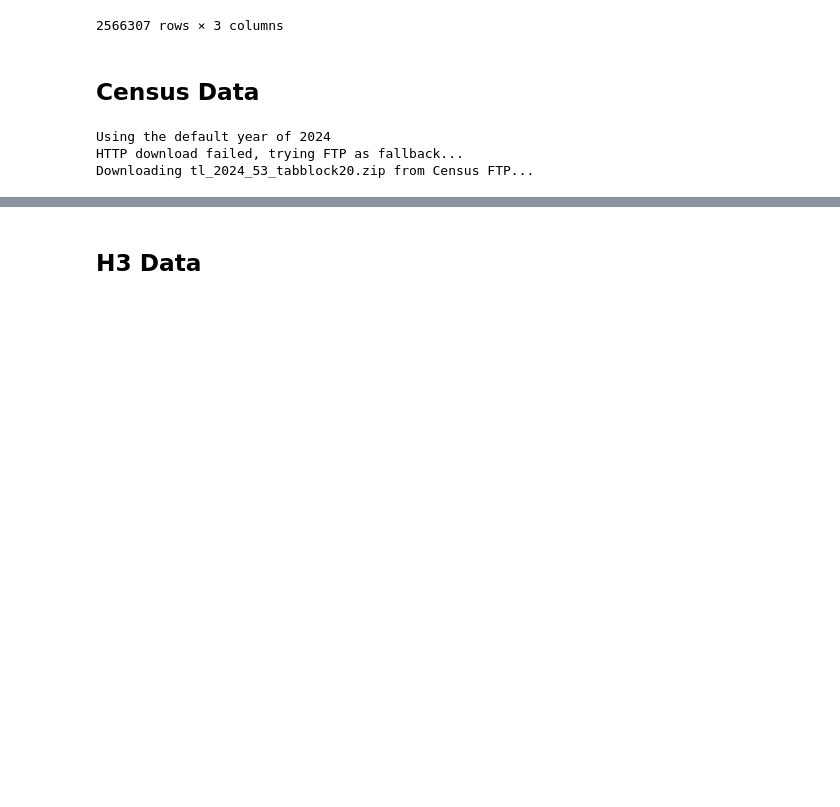
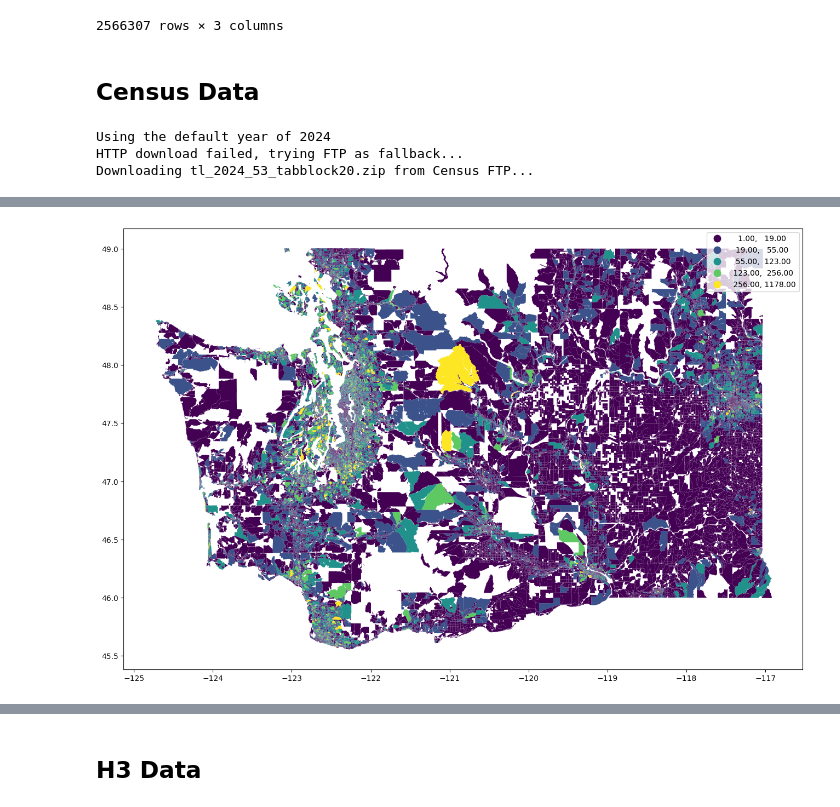
Before and after one commit to npappin-wsu/BroadbandDataQuickstart, a Jupyter notebook: Broadband_Data_Quickstart_Hour_1.ipynb, the cells around one changed output, grey strips where cells are left out. Saved outputs shown, nothing was run; the diff lists cells and outputs as text; code cells hidden in the pictures; blank space fills up the shorter version.

```diff
--- a/Broadband_Data_Quickstart_Hour_1.ipynb
+++ b/Broadband_Data_Quickstart_Hour_1.ipynb
@@ -151,0 +176,2 @@ Downloading tl_2024_53_tabblock20.zip from Census FTP...
+# %%
+blockLocations = locationLookup.block_geoid.value_counts().reset_index()
@@ -151,0 +194,2 @@ Downloading tl_2024_53_tabblock20.zip from Census FTP...
+# %%
+blockLocations = blockLocations.merge(washington, how='left', left_on='block_geoid', right_on='GEOID20')
@@ -151,0 +212,8 @@ Downloading tl_2024_53_tabblock20.zip from Census FTP...
+# %%
+blockLocations = gpd.GeoDataFrame(blockLocations)
+# %%
+fig, ax2 = plt.subplots(figsize=(16, 16))
+blockLocations.plot(ax = ax2, column='count', scheme='FisherJenks', legend=True)
+fig.show()
+# %% [output]
+[figure, added]
```
Also changed, not shown: parts of 21 cells of this notebook.
